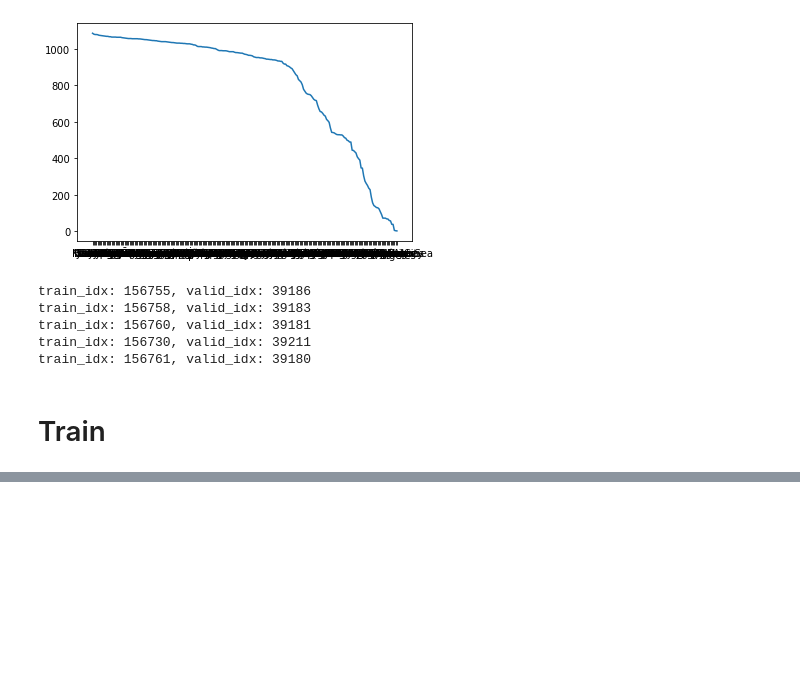
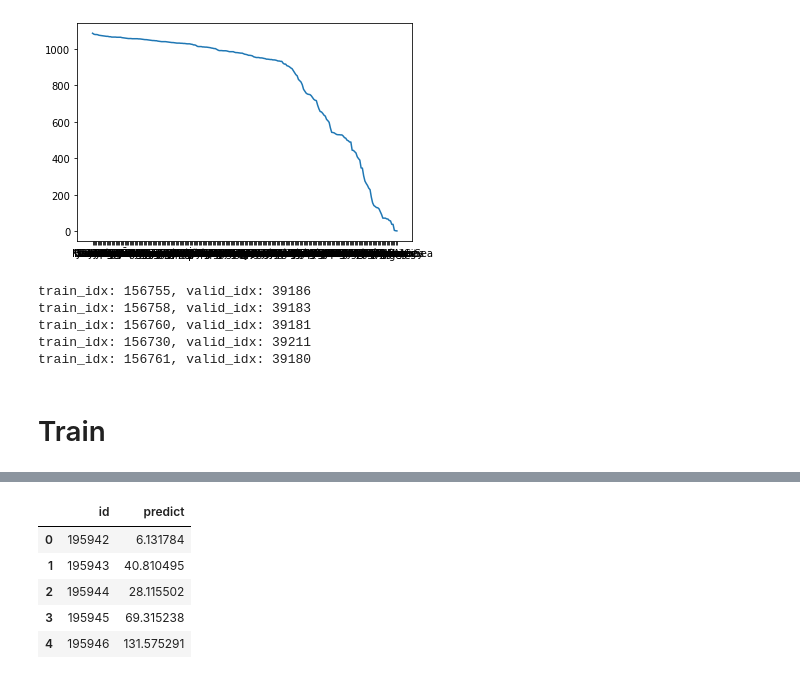
Before and after one commit to seven320/air_pollutants, a Jupyter notebook: FP001_basic.ipynb, the cells around one changed output, grey strips where cells are left out. Drawn from its saved outputs; the diff is of its cells as text; code cells hidden in the pictures; blank space fills up the shorter version.

```diff
--- a/FP001_basic.ipynb
+++ b/FP001_basic.ipynb
@@ -494,0 +493,15 @@ array([0.00000000e+00, 0.00000000e+00, 0.00000000e+00, 5.63518000e+06,
+# %%
+
+sum_predict = None
+for lgb_model in lgb_models:
+    predict = lgb_model.predict(
+        test_df[num_cols],
+    )
+    if sum_predict is None:
+        sum_predict = predict
+    else:
+        sum_predict += predict
+
+mean_predict = sum_predict / len(lgb_models)
+# %%
+sample_df.loc[:,"predict"] = mean_predict
@@ -494,0 +510,11 @@ array([0.00000000e+00, 0.00000000e+00, 0.00000000e+00, 5.63518000e+06,
+# %%
+
+# old
+sample_df.head()
+# %% [output]
+|  | id | predict |
+| 0 | 195942 | 6.131784 |
+| 1 | 195943 | 40.810495 |
+| 2 | 195944 | 28.115502 |
+| 3 | 195945 | 69.315238 |
+| 4 | 195946 | 131.575291 |
```
Also changed, not shown: parts of 22 cells of this notebook.
